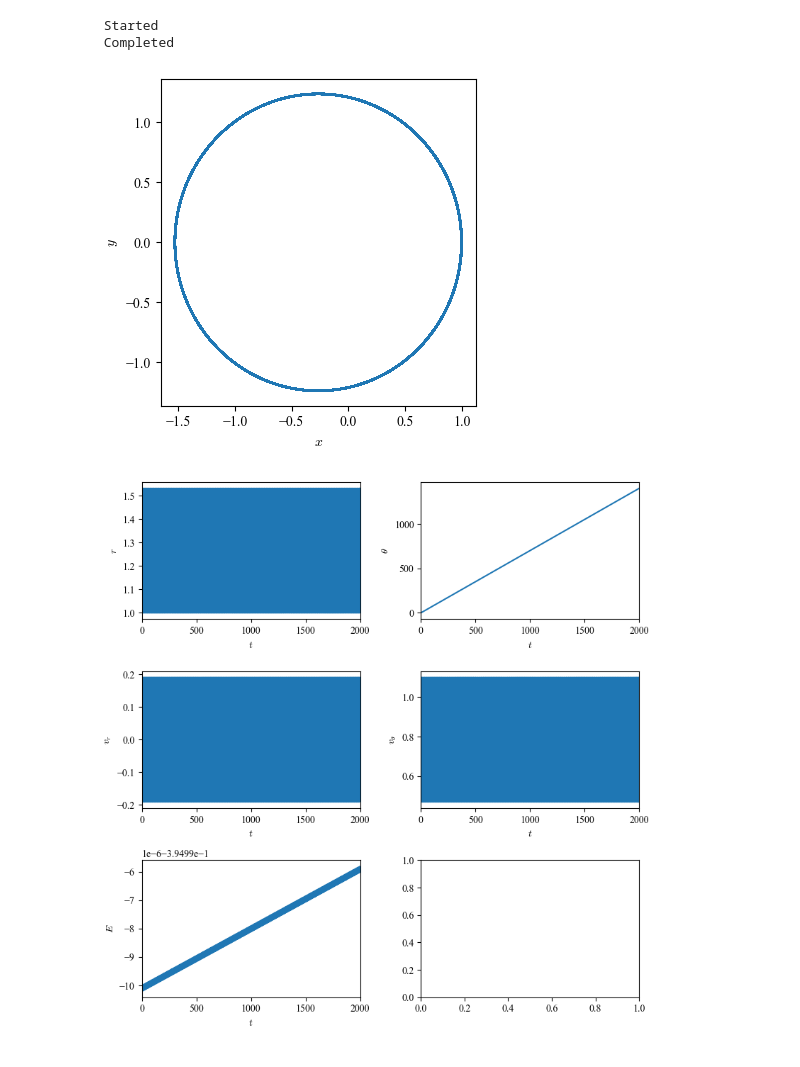
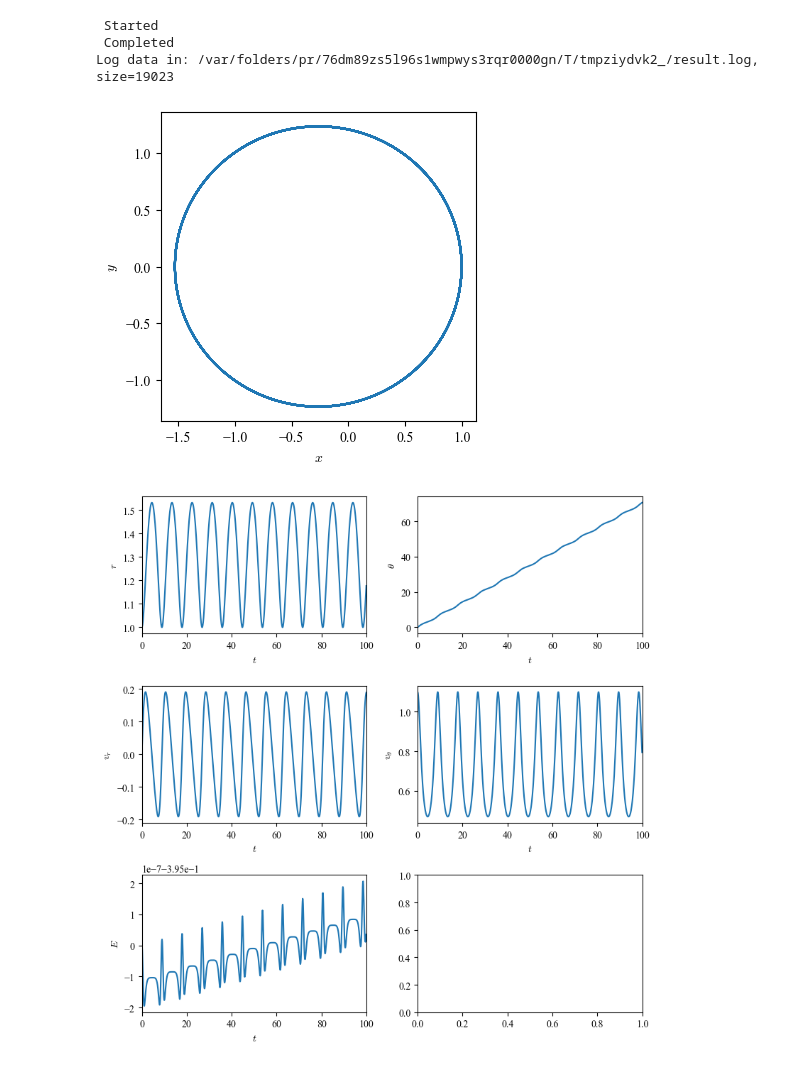
Before and after one commit to yoshimura-lab-mbd/mechanics, a Jupyter notebook: src/examples/kepler.ipynb, the cells around one changed output. Drawn from its saved outputs; the diff is of its cells as text; code cells hidden in the pictures.

```diff
--- a/src/examples/kepler.ipynb
+++ b/src/examples/kepler.ipynb
@@ -66,33 +60,37 @@ Generating Fortran code in /var/folders/pr/76dm89zs5l96s1wmpwys3rqr0000gn/T/tmp7
 # %%
 _ = solver.run({
     mu: 1.0, m: 1.0,
-    h: 0.1, T: 2000.0,
+    h: 0.1, T: 100.0,
     r[0]: 1.0, theta[0]: 0.0,
     v_r[0]: 0.0, v_theta[0]: 1.1,
 })
 # %% [output]
  Started
  Completed
+Log data in: /var/folders/pr/76dm89zs5l96s1wmpwys3rqr0000gn/T/tmpziydvk2_/result.log, size=19023
 # %%
 import matplotlib.pyplot as plt
 import numpy as np
 
+plt.rcParams['font.family'] = 'Times New Roman'
+plt.rcParams['mathtext.fontset'] = 'cm'
 
 t = np.arange(0, _[T], _[h])
 
 fig, ax = plt.subplots(1, 1, figsize=(4, 4), tight_layout=True)
 ax.plot(_['x'], _['y'])
 ax.set_xlabel('$x$')
 ax.set_ylabel('$y$')
+ax.set_aspect('equal')
 
 fig, axes = plt.subplots(3, 2, figsize=(8, 8), tight_layout=True)
 variables = [r, theta, v_r, v_theta, 'E']
 for ax, var in zip(axes.flatten(), variables):
     name = getattr(var, 'name', var)
     ax.plot(t, _[var][:-1])
     ax.set_xlabel('$t$')
     ax.set_ylabel(f'${name}$')
     ax.set_xlim(0, _[T])
 # %% [output]
-[figure, old version]
+[figure, new version]
-[figure, old version]
+[figure, new version]
```
Also changed, not shown: parts of 3 cells of this notebook, 18 other files.
